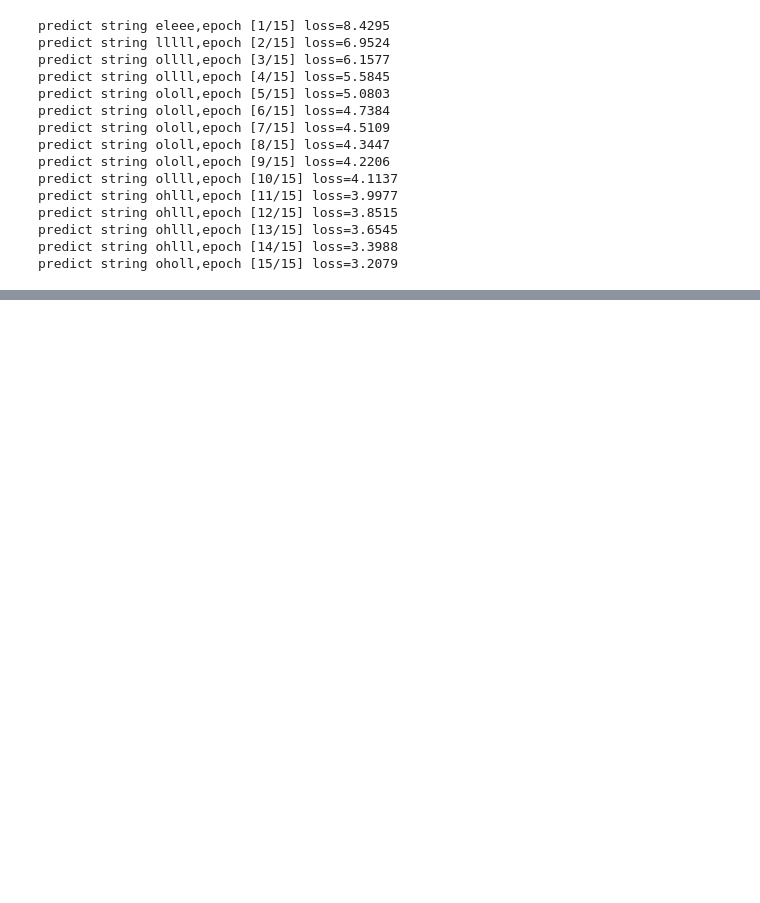
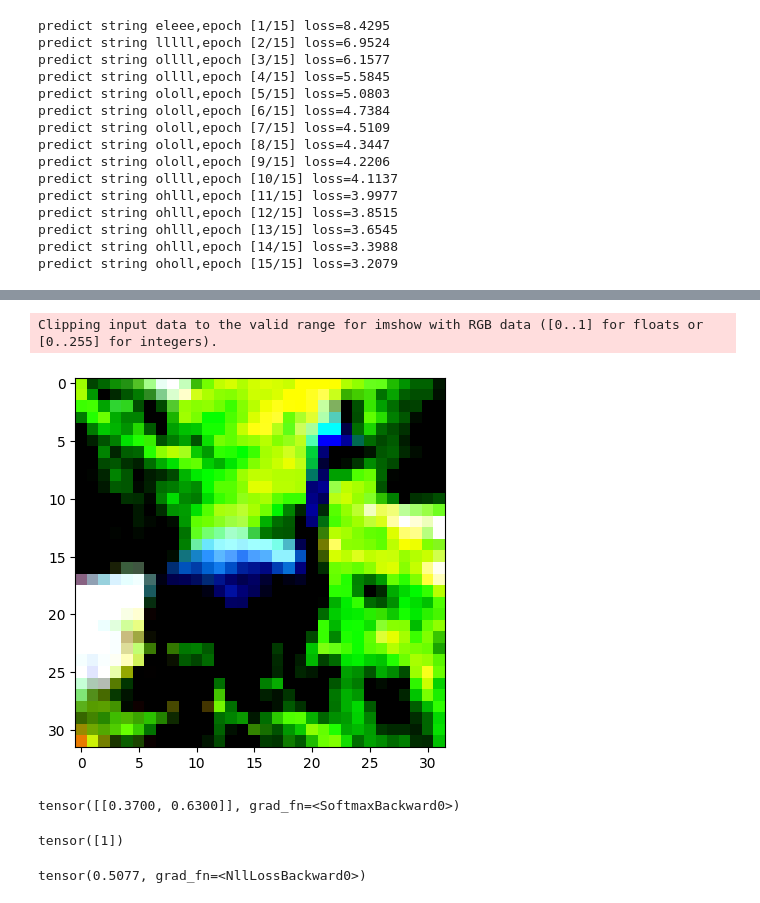
Before and after one commit to han-15/deepLearning, a Jupyter notebook: test.ipynb, the cells around one changed output, grey strips where cells are left out. Cells and saved outputs as stored; diff of their text form; code cells hidden in the pictures; blank space fills up the shorter version.

```diff
--- a/test.ipynb
+++ b/test.ipynb
@@ -1210,0 +1337,29 @@ predict string oholl,epoch [15/15] loss=3.2079
+# %%
+cifar10 = datasets.CIFAR10(data_path, train=True, download=False,
+                          transform=transforms.Compose([
+                              transforms.ToTensor(),
+                              transforms.Normalize((0.4915, 0.4823, 0.4468),
+                                                   (0.2470, 0.2435, 0.2616))
+                          ]))
+cifar10_val = datasets.CIFAR10(data_path, train=False, download=False,
+                          transform=transforms.Compose([
+                              transforms.ToTensor(),
+                              transforms.Normalize((0.4915, 0.4823, 0.4468),
+                                                   (0.2470, 0.2435, 0.2616))
+                          ]))
+# %%
+label_map={0:0,2:1}
+class_names=['airplane','bird']
+
+cifar2=[(img,label_map[label]) for img,label in cifar10 if label in [0,2]]
+cifar2_val=[(img,label_map[label]) for img,label in cifar10_val if label in [0,2]]
+# %%
+import torch.nn as nn
+n_out =2
+model=nn.Sequential(nn.Linear(3072,512),nn.Tanh(),nn.Linear(512,n_out),nn.Softmax(dim=1))
+img,_=cifar2[0]
+plt.imshow(img.permute(1,2,0))
+plt.show()
+# %% [output]
+Clipping input data to the valid range for imshow with RGB data ([0..1] for floats or [0..255] for integers).
+[figure, added]
@@ -1210,0 +1368,10 @@ predict string oholl,epoch [15/15] loss=3.2079
+# %%
+out=model(img_batch)
+out
+# %% [output]
+tensor([[0.3700, 0.6300]], grad_fn=<SoftmaxBackward0>)
+# %%
+_,index=torch.max(out,dim=1)
+index
+# %% [output]
+tensor([1])
@@ -1210,0 +1381,6 @@ predict string oholl,epoch [15/15] loss=3.2079
+# %%
+img,label=cifar2[0]
+out=model(img.view(-1).unsqueeze(0))
+loss(out,torch.tensor([label]))
+# %% [output]
+tensor(0.5077, grad_fn=<NllLossBackward0>)
```
Also changed, not shown: parts of 28 cells of this notebook.
